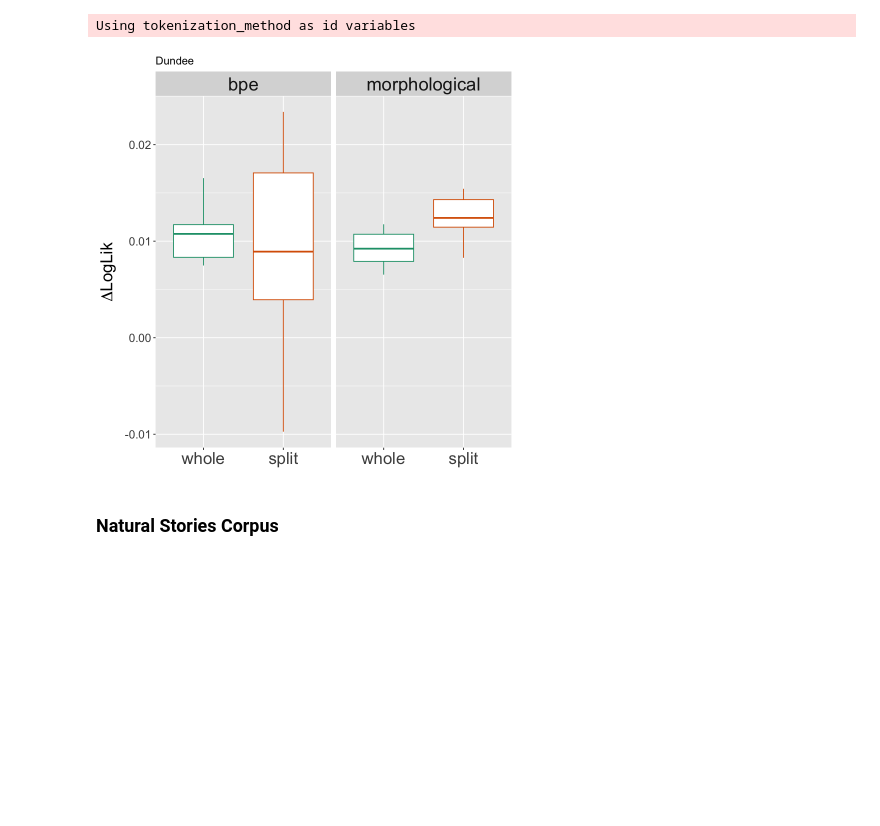
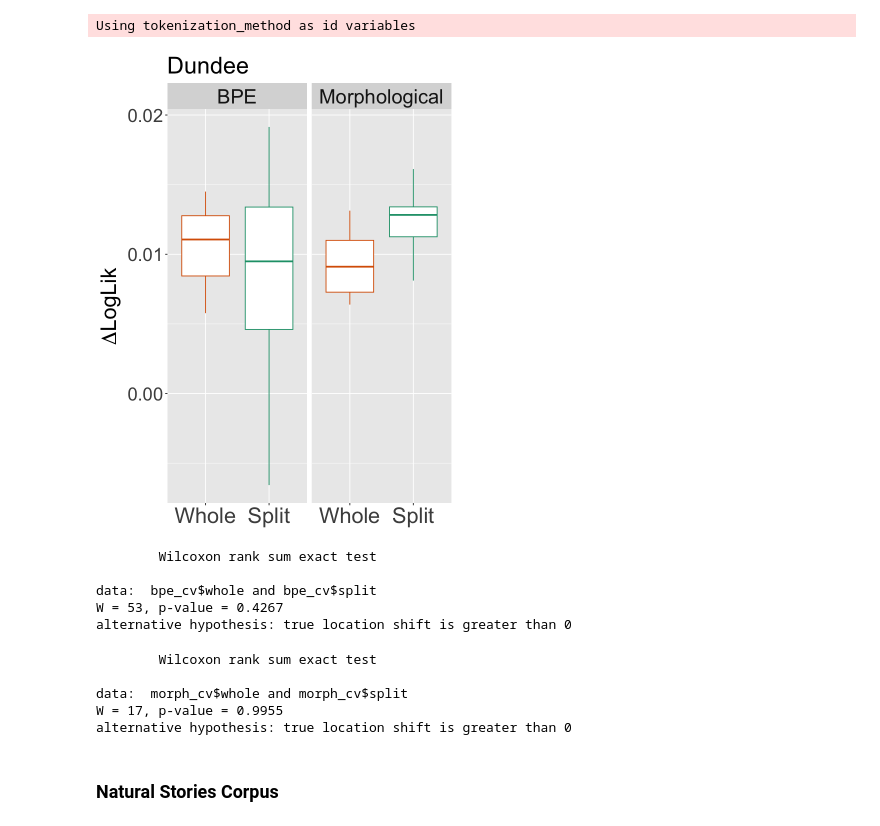
Before and after one commit to sathvikn/dl-psych-tokenization, a Jupyter notebook: regression_analysis.ipynb, the cells around one changed output. Saved outputs shown, nothing was run; the diff lists cells and outputs as text; code cells hidden in the pictures; blank space fills up the shorter version.

Commit message:
Cleanup notebooks with morphology analysis, prep for release

```diff
--- a/regression_analysis.ipynb
+++ b/regression_analysis.ipynb
@@ -185,7 +221,0 @@ options(repr.plot.width=10, repr.plot.height=8)
-# %%
-plt <- ggplot(combined_cv, aes(x = Tokenization, y = value, color = Tokenization)) + geom_boxplot()
-plt <- plt + ylab(expression(paste(Delta, "LogLik")))
-theme <- theme(axis.title = element_text(size = 20), axis.title.x = element_blank(), axis.text.x = element_text(size = 20),
-               axis.text.y = element_text(size = 14),
-               strip.text.x = element_text(size = 22), legend.position = "none")
-plt + facet_grid(. ~corpus) + theme + labs(fill = "Tokenization") + scale_color_brewer(palette = "Dark2")
@@ -193,0 +222,9 @@ plt + facet_grid(. ~corpus) + theme + labs(fill = "Tokenization") + scale_color_
+# %%
+custom_order <- c("Orthographic", "BPE", "Morphological")
+
+plt <- ggplot(combined_cv, aes(x = factor(Tokenization, levels = custom_order), y = value, color = Tokenization)) + geom_boxplot()
+plt <- plt + ylab(expression(paste(Delta, "LogLik")))
+theme <- theme(axis.title = element_text(size = 28), axis.title.x = element_blank(), axis.text.x = element_text(size = 28),
+               axis.text.y = element_text(size = 28),
+               strip.text.x = element_text(size = 32), legend.position = "none")
+plt + facet_grid(. ~corpus) + theme + labs(fill = "Tokenization") + scale_color_brewer(palette = "Dark2")
@@ -284,7 +317,15 @@ library(dplyr)
 # %%
-bpe_cv <- cv_by_split(dundee_et, et_orig_control_formula, et_orig_surprisal_formula, "bpe")
-morph_cv <- cv_by_split(dundee_et, et_orig_control_formula, et_orig_surprisal_formula, "morphological")
+bpe_cv <- cv_by_split(dundee_et, et_control_formula, et_surprisal_formula, "bpe")
+morph_cv <- cv_by_split(dundee_et, et_control_formula, et_surprisal_formula, "morphological")
 combined_cv <- rbind(bpe_cv, morph_cv)
 combined_cv <- melt(combined_cv) %>% rename(split = variable)
 # %% [output]
 Using tokenization_method as id variables
+# %%
+combined_cv <- combined_cv %>%
+  mutate(tokenization_method = ifelse(tokenization_method == "orthographic", "Orthographic",
+                              ifelse(tokenization_method == "bpe", "BPE",
+                                     ifelse(tokenization_method == "morphological", "Morphological", tokenization_method))))
+combined_cv <- combined_cv %>%
+         mutate(split = ifelse(split == "whole", "Whole",
+                             ifelse(split == "split", "Split", split)))
@@ -291,12 +334,30 @@ Using tokenization_method as id variables
 # %%
-plt <- ggplot(combined_cv, aes(x = split, y = value, color = split)) + geom_boxplot()
-plt <- plt + ylab(expression(paste(Delta, "LogLik"))) + ggtitle("Dundee")
-theme <- theme(axis.title = element_text(size = 20), axis.title.x = element_blank(), axis.text.x = element_text(size = 20),
-               axis.text.y = element_text(size = 14),
-               strip.text.x = element_text(size = 22), legend.position = "none")
+plt <- ggplot(combined_cv, aes(x = factor(split, levels = c(sort(unique(split), decreasing = TRUE))), y = value, color = split)) + geom_boxplot()
+plt <- plt + ylab(expression(paste(Delta, "LogLik"))) + labs(title = "Dundee") + theme(plot.title =
+                                                                                       element_text(size = 28))
+
+theme <- theme(axis.title = element_text(size = 26), axis.title.x = element_blank(), axis.text.x = element_text(size = 26),
+               axis.text.y = element_text(size = 22),
+               strip.text.x = element_text(size = 24), legend.position = "none")
 plt + facet_grid(. ~tokenization_method) + theme + labs(fill = "tokenization_method") + scale_color_brewer(palette = "Dark2")
 # %% [output]
-[figure, old version]
+[figure, new version]
+# %%
+wilcox.test(bpe_cv$whole, bpe_cv$split, alternative = "greater")
+# %% [output]
+        Wilcoxon rank sum exact test
+
+data:  bpe_cv$whole and bpe_cv$split
+W = 53, p-value = 0.4267
+alternative hypothesis: true location shift is greater than 0
+# %%
+wilcox.test(morph_cv$whole, morph_cv$split, alternative = "greater")
+# %% [output]
+        Wilcoxon rank sum exact test
+
+data:  morph_cv$whole and morph_cv$split
+W = 17, p-value = 0.9955
+alternative hypothesis: true location shift is greater than 0
 # %% [markdown]
 ### Natural Stories Corpus
 # %%
```
Also changed, not shown: parts of 47 cells of this notebook, 3 other files.
